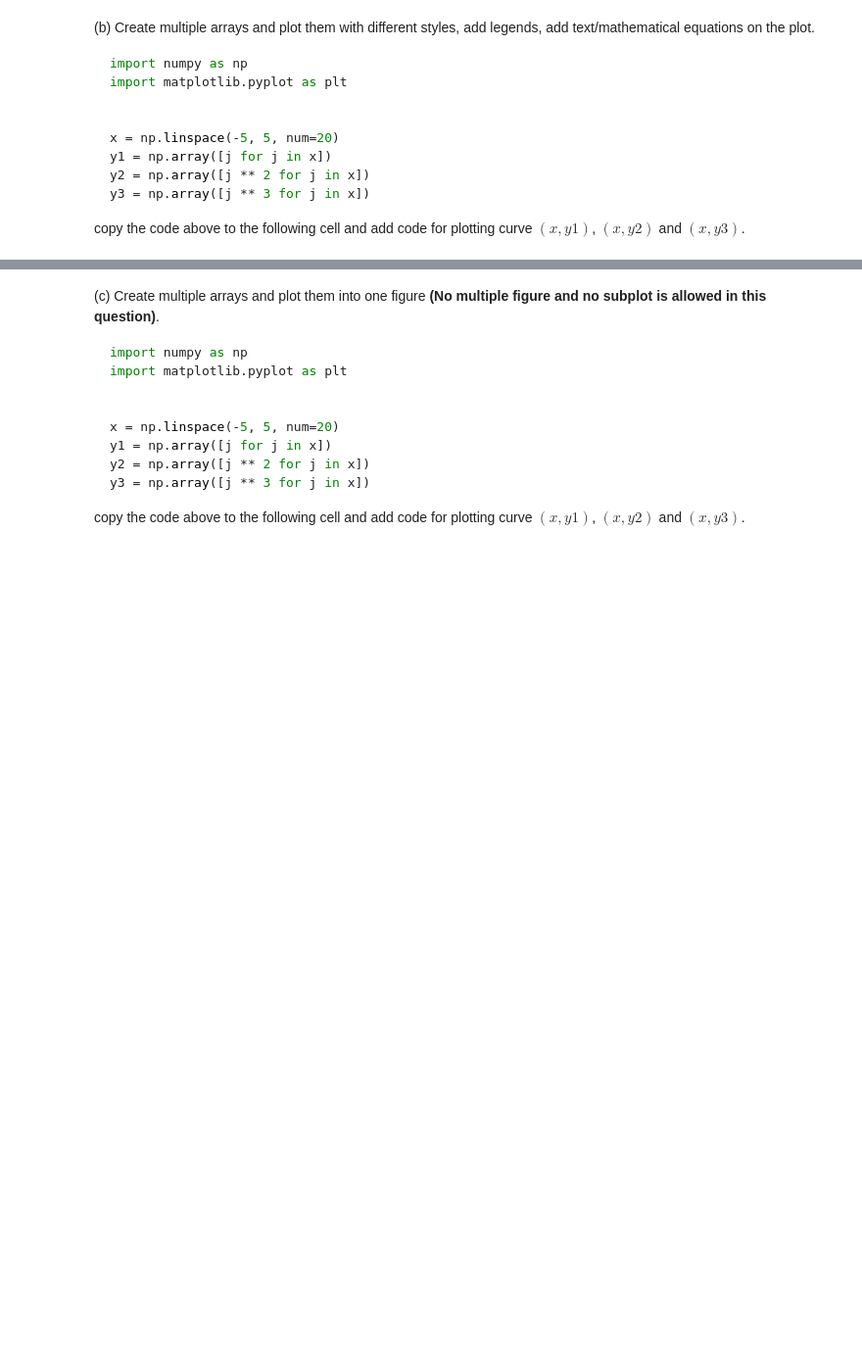
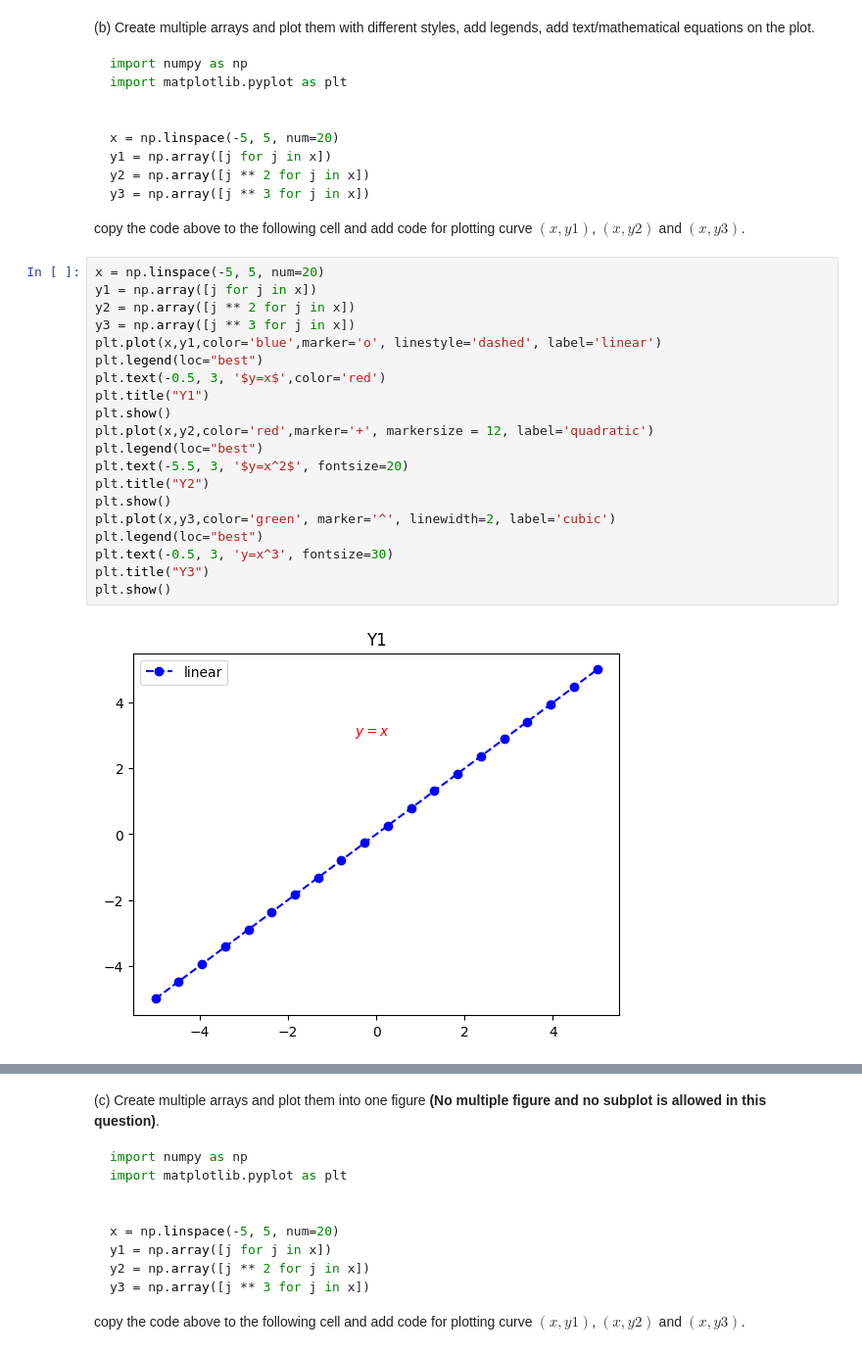
Before and after one commit to dattpatel99/DSCI_552, a Jupyter notebook: INF-552 Lab0.ipynb, the cells around one changed output, grey strips where cells are left out. Shown at 98% size. Drawn from its saved outputs; the diff is of its cells as text; blank space fills up the shorter version.

````diff
--- a/INF-552 Lab0.ipynb
+++ b/INF-552 Lab0.ipynb
@@ -354,3 +428,25 @@ y3 = np.array([j ** 3 for j in x])
 ```
 
 copy the code above to the following cell and add code for plotting curve $\left(x, y1\right)$, $\left(x, y2\right)$ and $\left(x, y3\right)$.
+# %%
+x = np.linspace(-5, 5, num=20)
+y1 = np.array([j for j in x])
+y2 = np.array([j ** 2 for j in x])
+y3 = np.array([j ** 3 for j in x])
+plt.plot(x,y1,color='blue',marker='o', linestyle='dashed', label='linear')
+plt.legend(loc="best")
+plt.text(-0.5, 3, '$y=x$',color='red')
+plt.title("Y1")
+plt.show()
+plt.plot(x,y2,color='red',marker='+', markersize = 12, label='quadratic')
+plt.legend(loc="best")
+plt.text(-5.5, 3, '$y=x^2$', fontsize=20)
+plt.title("Y2")
+plt.show()
+plt.plot(x,y3,color='green', marker='^', linewidth=2, label='cubic')
+plt.legend(loc="best")
+plt.text(-0.5, 3, 'y=x^3', fontsize=30)
+plt.title("Y3")
+plt.show()
+# %% [output]
+[figure, added]
````
Also changed, not shown: parts of 13 cells of this notebook.
